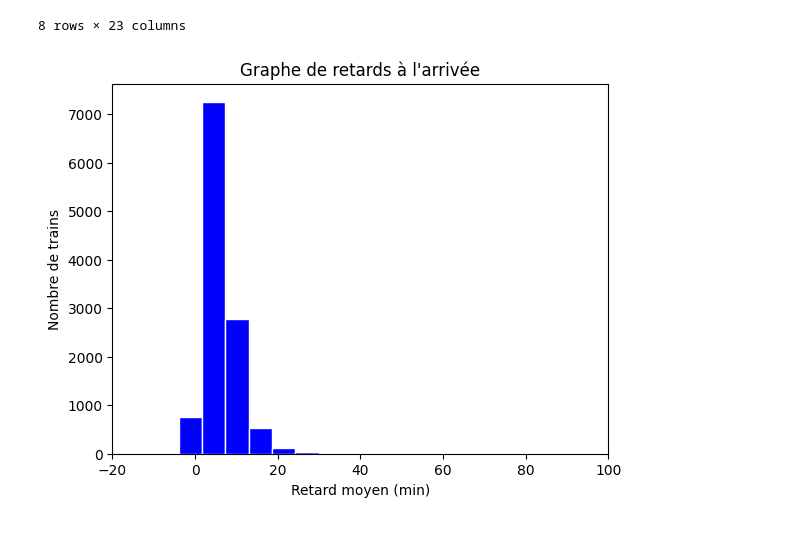
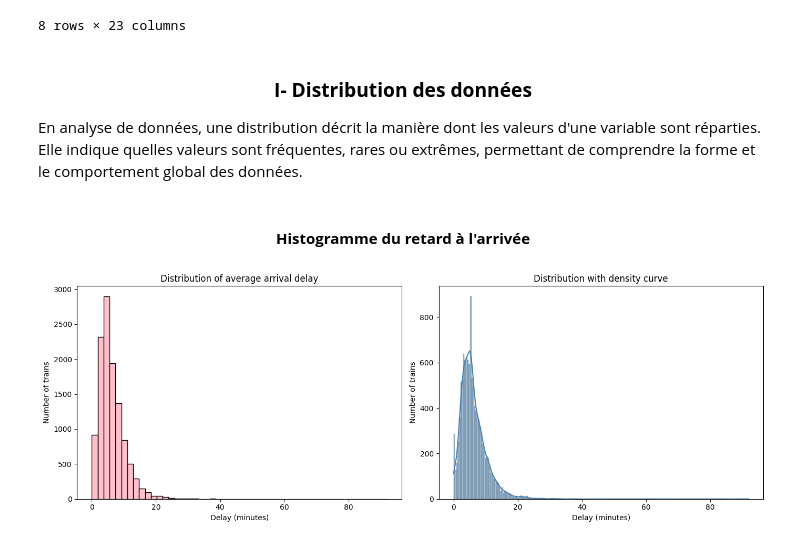
Before and after one commit to LaurinceG4N0/tardis-sncf, a Jupyter notebook: tardis_eda.ipynb, the cells around one changed output. Saved outputs shown, nothing was run; the diff lists cells and outputs as text; code cells hidden in the pictures.

Commit message:
ADD: add of new visualisation graphique by Frieda CHATIGRE

```diff
--- a/tardis_eda.ipynb
+++ b/tardis_eda.ipynb
@@ -386,12 +387,33 @@ df.describe()
 | 75% | 222.000000 | 351.000000 | 7.000000 | 125.000000 | ... |
 | max | 786.000000 | 1100.000000 | 297.000000 | 1066.000000 | ... |
 8 rows × 23 columns
+# %% [markdown]
+### **<div style="text-align: center">I- Distribution des données</div>**
+
+En analyse de données, une distribution décrit la manière dont les valeurs d'une variable sont réparties. Elle indique quelles valeurs sont fréquentes, rares ou extrêmes, permettant de comprendre la forme et le comportement global des données.
+# %% [markdown]
+#### **<div style="text-align: center">Histogramme du retard à l'arrivée</div>**
 # %%
-plt.hist(df["Average delay of all trains at arrival"], bins=100, color="blue", edgecolor="white")
-plt.title("Graphe de retards à l'arrivée")
-plt.xlabel("Retard moyen (min)")
-plt.ylabel("Nombre de trains")
-plt.xlim(-20, 100)
+df.loc[df["Average delay of all trains at arrival"] < 0, "Average delay of all trains at arrival"] = 0
+df.loc[df["Average delay of all trains at departure"] < 0, "Average delay of all trains at departure"] = 0
+
+
+fig, axes = plt.subplots(1, 2, figsize=(14, 5))
+# Histogramme du retard moyen des trains à l'arrivée
+
+axes[0].hist(df["Average delay of all trains at arrival"], bins=50, color="pink", edgecolor="black")
+axes[0].set_title("Distribution of average arrival delay")
+axes[0].set_xlabel("Delay (minutes)")
+axes[0].set_ylabel("Number of trains")
+
+# Courbe de densité du retard moyen des trains à l'arrivée
+
+sns.histplot(df["Average delay of all trains at arrival"], kde=True, ax=axes[1], color="steelblue")
+axes[1].set_title("Distribution with density curve")
+axes[1].set_xlabel("Delay (minutes)")
+axes[1].set_ylabel("Number of trains")
+
+plt.tight_layout()
 plt.show()
 # %% [output]
-[figure, old version]
+[figure, new version]
```
Also changed, not shown: parts of 33 cells of this notebook.
